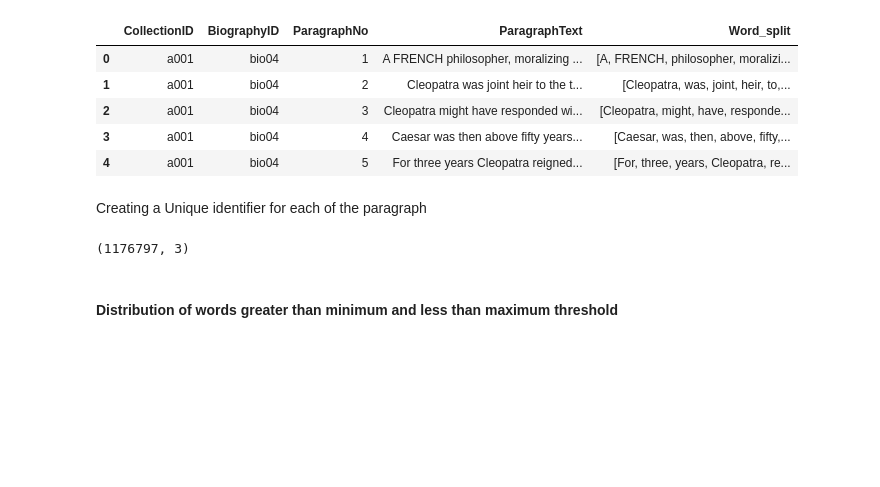
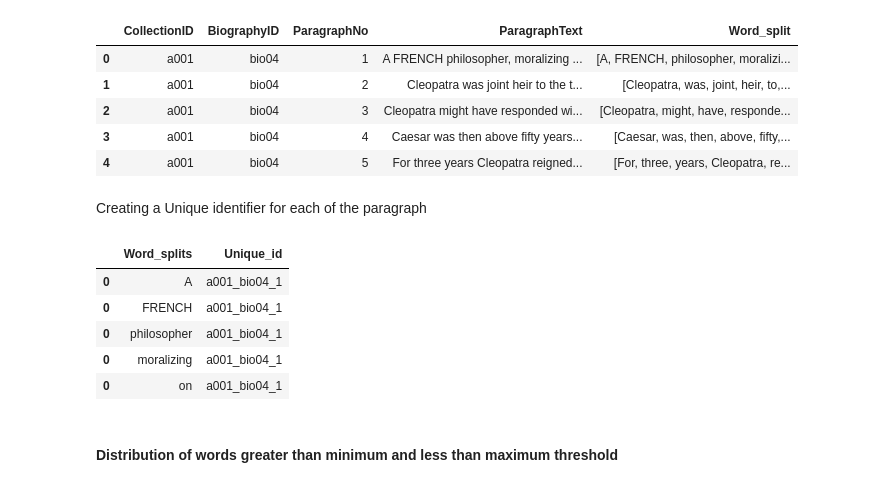
Before and after one commit to UVA-DSI-2019-Capstones/CBW, a Jupyter notebook: Association Rule/Association Rule.ipynb, the cells around one changed output. Drawn from its saved outputs; the diff is of its cells as text; code cells hidden in the pictures; blank space fills up the shorter version.

```diff
--- a/Association Rule/Association Rule.ipynb
+++ b/Association Rule/Association Rule.ipynb
@@ -59,9 +61,14 @@ textdatanew2['Unique_id'] = textdatanew2.CollectionID+"_"+textdatanew2.Biography
 ### Removing extra columns
 Text_Para = textdatanew2.drop(['CollectionID','BiographyID','ParagraphNo'], axis = 1).drop_duplicates()
 # %%
-Text_Para.shape
+Text_Para.head()
 # %% [output]
-(1176797, 3)
+|  | Word_splits | Unique_id |
+| 0 | A | a001_bio04_1 |
+| 0 | FRENCH | a001_bio04_1 |
+| 0 | philosopher | a001_bio04_1 |
+| 0 | moralizing | a001_bio04_1 |
+| 0 | on | a001_bio04_1 |
 # %%
 word_counts = Counter(Text_Para.Word_splits.apply(lambda x: x.lower()))
 most_common_words = [each[0] for each in word_counts.most_common(100)]
```
Also changed, not shown: parts of 32 cells of this notebook.
